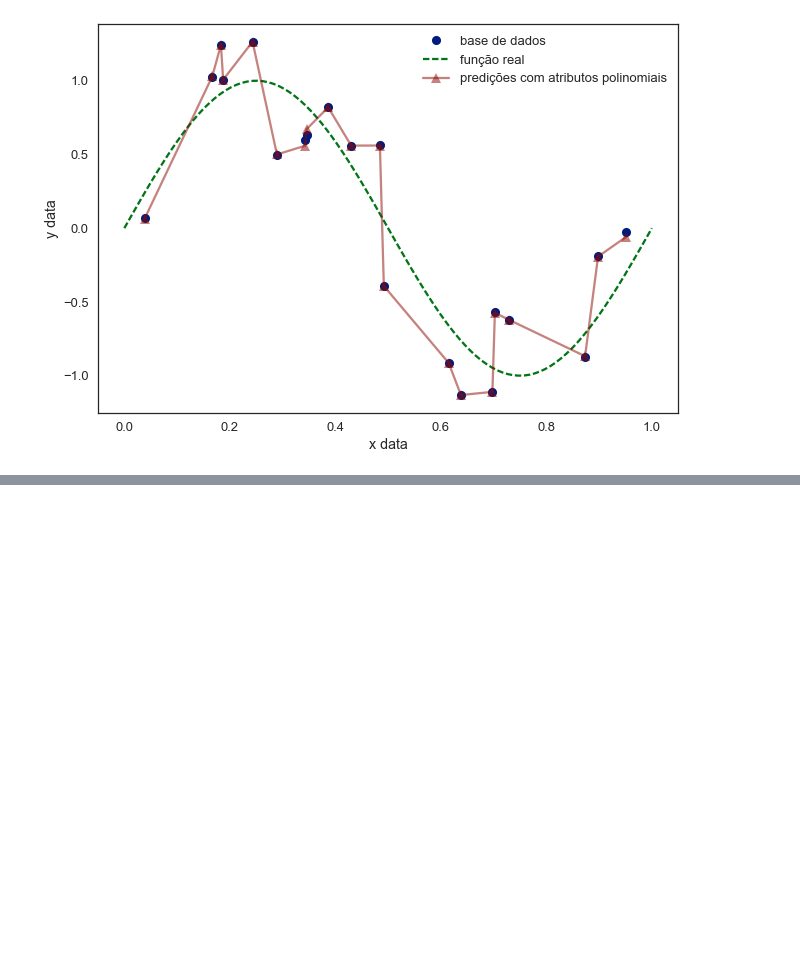
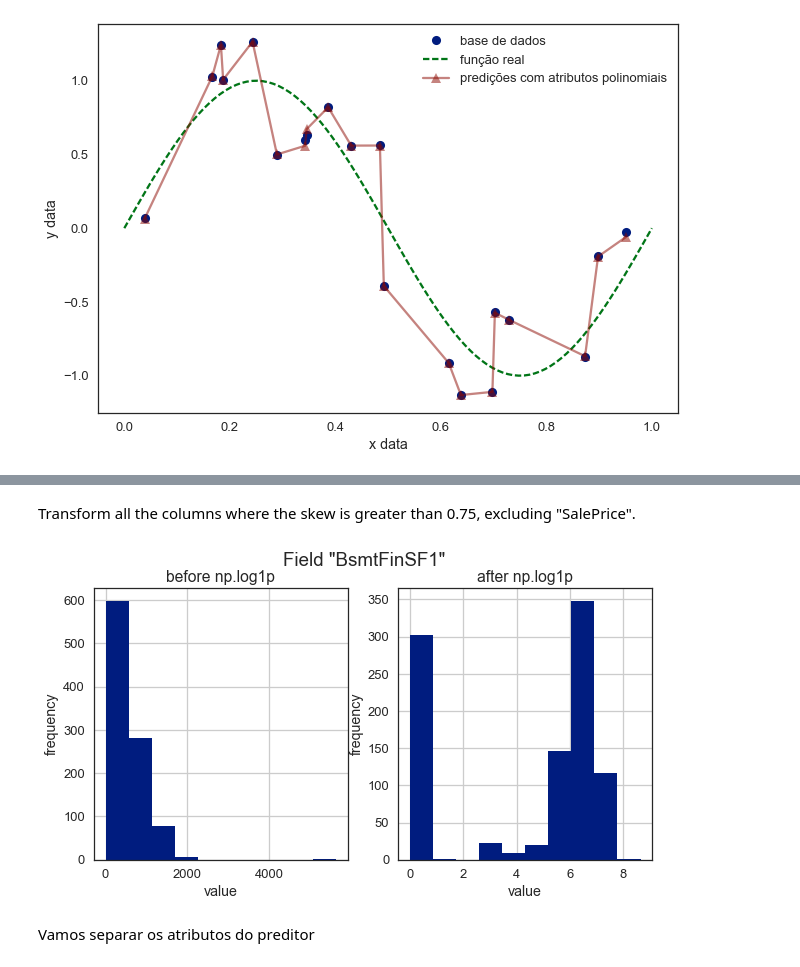
Before and after one commit to VictorUFABC/AprendizadoMaquina_2018.1, a Jupyter notebook: Regularization_and_Gradient_Descent_Exercises.ipynb, the cells around one changed output, grey strips where cells are left out. Saved outputs shown, nothing was run; the diff lists cells and outputs as text; code cells hidden in the pictures; blank space fills up the shorter version.

```diff
--- a/Regularization_and_Gradient_Descent_Exercises.ipynb
+++ b/Regularization_and_Gradient_Descent_Exercises.ipynb
@@ -50,0 +181,5 @@ ax.set(xlabel='x data', ylabel='y data');
+# %%
+filepath = 'data/Ames_Housing_Sales.csv'
+data1 = pd.read_csv(filepath, sep=',')
+data = data1.dropna()
+data.shape
@@ -50,0 +190,12 @@ ax.set(xlabel='x data', ylabel='y data');
+# %%
+# Get a Pd.Series consisting of all the string categoricals
+one_hot_encode_cols = data.dtypes[data.dtypes == np.object]  # filtering by string categoricals
+one_hot_encode_cols = one_hot_encode_cols.index.tolist()  # list of categorical fields
+#print(data.head(3))
+# Primeiro devemos marcar cada coluna como categórico com pd.Categorical()
+for col in one_hot_encode_cols:
+    data[col] = pd.Categorical(data[col])
+
+# Agora aplicamos o método get_dummies() nas nossas colunas categóricas
+data = pd.get_dummies(data)
+data.head(3)
@@ -50,0 +210,6 @@ ax.set(xlabel='x data', ylabel='y data');
+# %%
+from sklearn.model_selection import train_test_split
+
+y_col = data['SalePrice']
+x_cols = [col for col in data.columns if col!=y_col.name]
+train, test = train_test_split(data,test_size = 0.3, random_state=42)
@@ -50,0 +252,15 @@ ax.set(xlabel='x data', ylabel='y data');
+# %% [markdown]
+Transform all the columns where the skew is greater than 0.75, excluding "SalePrice".
+# %%
+# OPTIONAL: Let's look at what happens to one of these features, when we apply np.log1p visually.
+
+field = "BsmtFinSF1"
+fig, (ax_before, ax_after) = plt.subplots(1, 2, figsize=(10, 5))
+train[field].hist(ax=ax_before)
+train[field].apply(np.log1p).hist(ax=ax_after)
+ax_before.set(title='before np.log1p', ylabel='frequency', xlabel='value')
+ax_after.set(title='after np.log1p', ylabel='frequency', xlabel='value')
+fig.suptitle('Field "{}"'.format(field));
+# a little bit better
+# %% [output]
+[figure, added]
@@ -50,0 +277,2 @@ ax.set(xlabel='x data', ylabel='y data');
+# %% [markdown]
+Vamos separar os atributos do preditor
```
Also changed, not shown: parts of 41 cells of this notebook.
